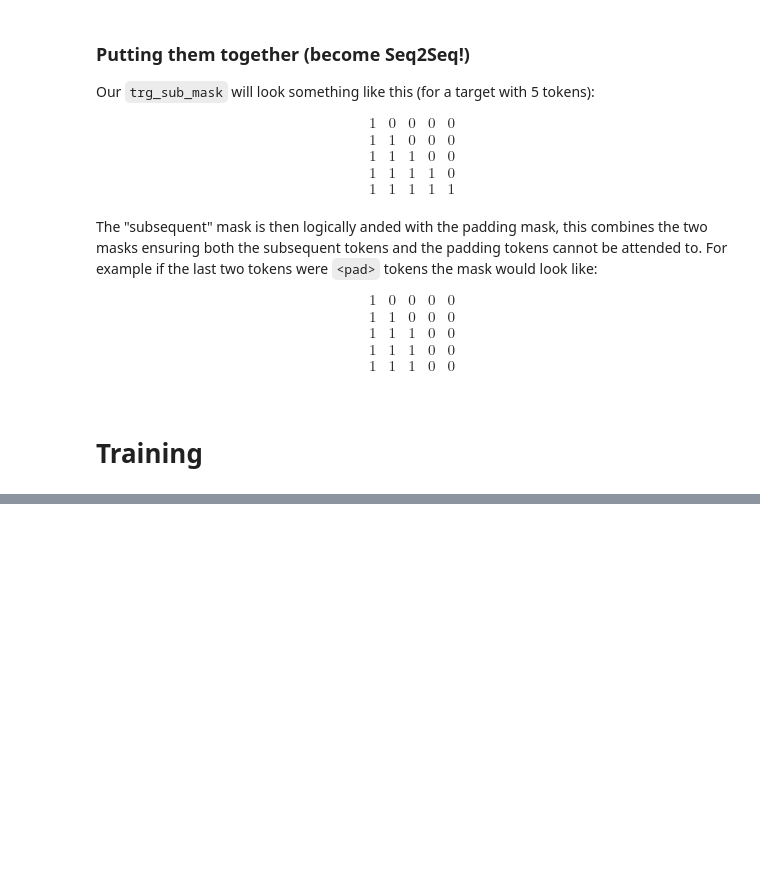
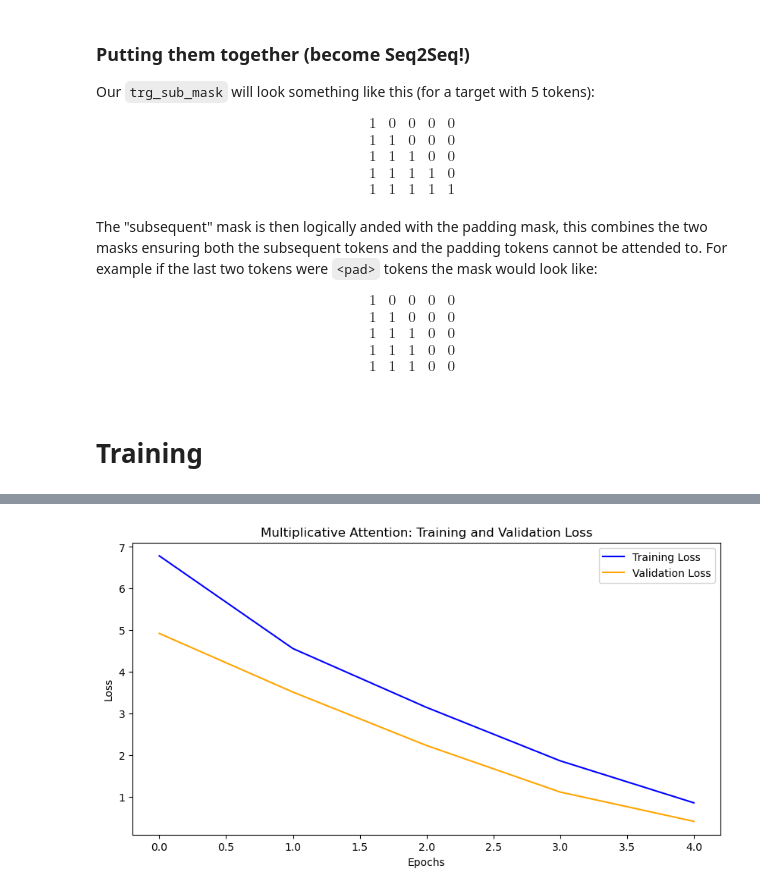
Before and after one commit to Bidhan-Bajracharya/NLP, a Jupyter notebook: A3/main.ipynb, the cells around one changed output, grey strips where cells are left out. Drawn from its saved outputs; the diff is of its cells as text; code cells hidden in the pictures; blank space fills up the shorter version.

```diff
--- a/A3/main.ipynb
+++ b/A3/main.ipynb
@@ -635,0 +1179,15 @@ class Seq2SeqTransformer(nn.Module):
+# %%
+fig = plt.figure(figsize=(10, 5))
+ax = fig.add_subplot(1, 1, 1)
+
+ax.plot(train_loss_multi, label='Training Loss', color='blue')
+ax.plot(valid_loss_multi, label='Validation Loss', color='orange')
+
+plt.title('Multiplicative Attention: Training and Validation Loss')
+plt.xlabel('Epochs')
+plt.ylabel('Loss')
+plt.legend()
+
+plt.show()
+# %% [output]
+[figure, added]
```
Also changed, not shown: parts of 80 cells of this notebook.
